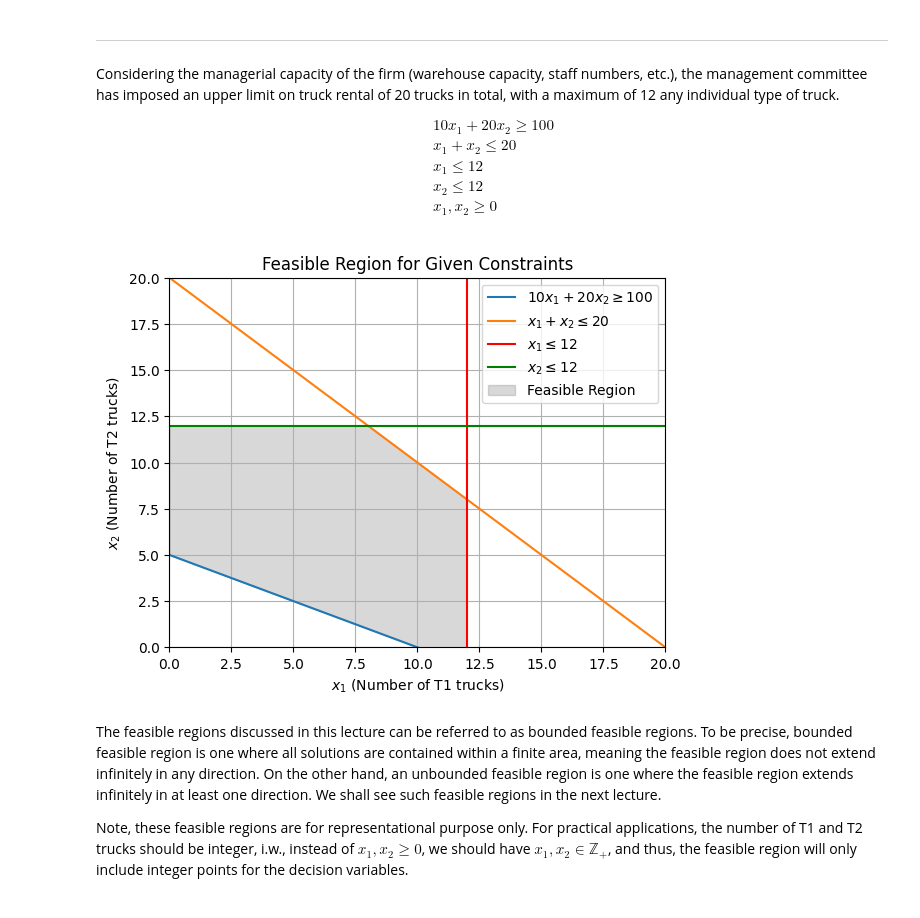
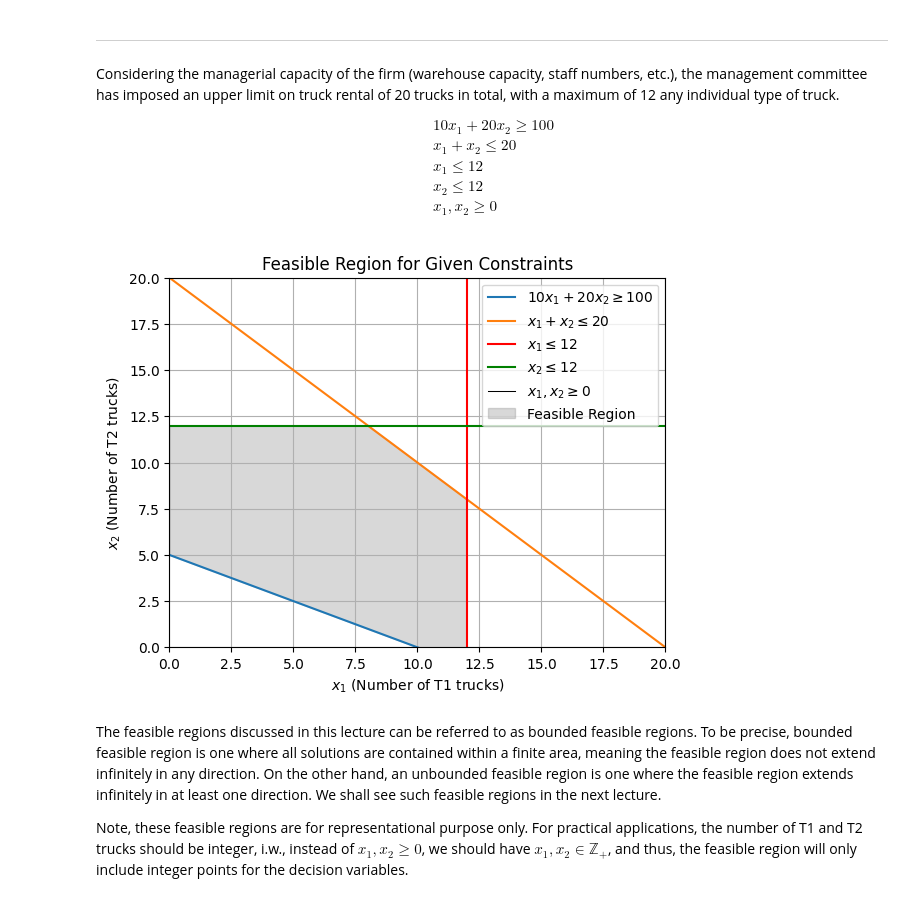
Before and after one commit to anmpahwa/CE5972, a Jupyter notebook: book/content/lecture_05.ipynb, the cells around one changed output. Drawn from its saved outputs; the diff is of its cells as text; code cells hidden in the pictures.

```diff
--- a/book/content/lecture_05.ipynb
+++ b/book/content/lecture_05.ipynb
@@ -180,38 +186,41 @@ a11, a12, b1 = 10, 20, 100  # Coefficients for constraint a11 * x1 + a12 * x2 >=
 a21, a22, b2 = 1, 1, 20     # Coefficients for constraint a21 * x1 + a22 * x2 <= b2
 a31, a32, b3 = 1, 0, 12     # Coefficients for constraint a31 * x1 <= b3
 a41, a42, b4 = 0, 1, 12     # Coefficients for constraint a42 * x2 <= b4
+a51, a52, b5 = 1, 0, 0      # Coefficients for constraint a51 * x1 + a52 * x2 >= b5
+a61, a62, b6 = 0, 1, 0      # Coefficients for constraint a61 * x1 + a62 * x2 >= b6
 
 # Define the range of x1 values
 x1 = np.linspace(0, max(b1/a11, b2/a21, b3/a31), 400)
 
 # Calculate x2 values for each constraint
 x2_1 = (b1 - a11 * x1) / a12  # From a11 * x1 + a12 * x2 >= b1
 x2_2 = (b2 - a21 * x1) / a22  # From a21 * x1 + a22 * x2 <= b2
 x2_3 = np.full_like(x1, b3)   # From a31 * x1 <= b3
 x2_4 = np.full_like(x1, b4)   # From a42 * x2 <= b4
 
 # Plot the constraints
 plt.plot(x1, x2_1, label=fr'${a11}x_1 + {a12}x_2 \geq {b1}$')
 plt.plot(x1, x2_2, label=fr'$x_1 + x_2 \leq {b2}$')
 plt.axvline(x=b3, label=fr'$x_1 \leq {b3}$', color='red')
 plt.axhline(y=b4, label=fr'$x_2 \leq {b4}$', color='green')
+plt.axvline(x=b2, label=fr'$x_1, x_2 \geq 0$', color='black', linewidth=0.75)
 
 # Fill the feasible region where all constraints are satisfied
-plt.fill_between(x1, x2_1, np.minimum(x2_2,b4), where=(x1 <= b3), color='grey', alpha=0.3, label="Feasible Region")
+plt.fill_between(x1, np.maximum(x2_1, b6), np.maximum(np.maximum(x2_1, b6), np.minimum(x2_2, b4)), where=(x1 <= b3) & (x1 >= b5), color='grey', alpha=0.3, label="Feasible Region")
 
 # Set plot attributes
-plt.xlim(0, max(b1/a11, b2/a21))
-plt.ylim(0, max(b1/a12, b2/a22))
+plt.xlim(0, max(b1/a11, b2/a21, b3))
+plt.ylim(0, max(b1/a12, b2/a22, b4))
 plt.xlabel(r'$x_1$ (Number of T1 trucks)')
 plt.ylabel(r'$x_2$ (Number of T2 trucks)')
 plt.title("Feasible Region for Given Constraints")
 plt.legend()
 plt.grid(True)
 
 # Display th eplot
 plt.show()
 # %% [output]
-[figure, old version]
+[figure, new version]
 # %% [markdown]
 The feasible regions discussed in this lecture can be referred to as bounded feasible regions. To be precise, bounded feasible region is one where all solutions are contained within a finite area, meaning the feasible region does not extend infinitely in any direction. On the other hand, an unbounded feasible region is one where the feasible region extends infinitely in at least one direction. We shall see such feasible regions in the next lecture.
 
```
Also changed, not shown: parts of 6 cells of this notebook, 2 other files.
